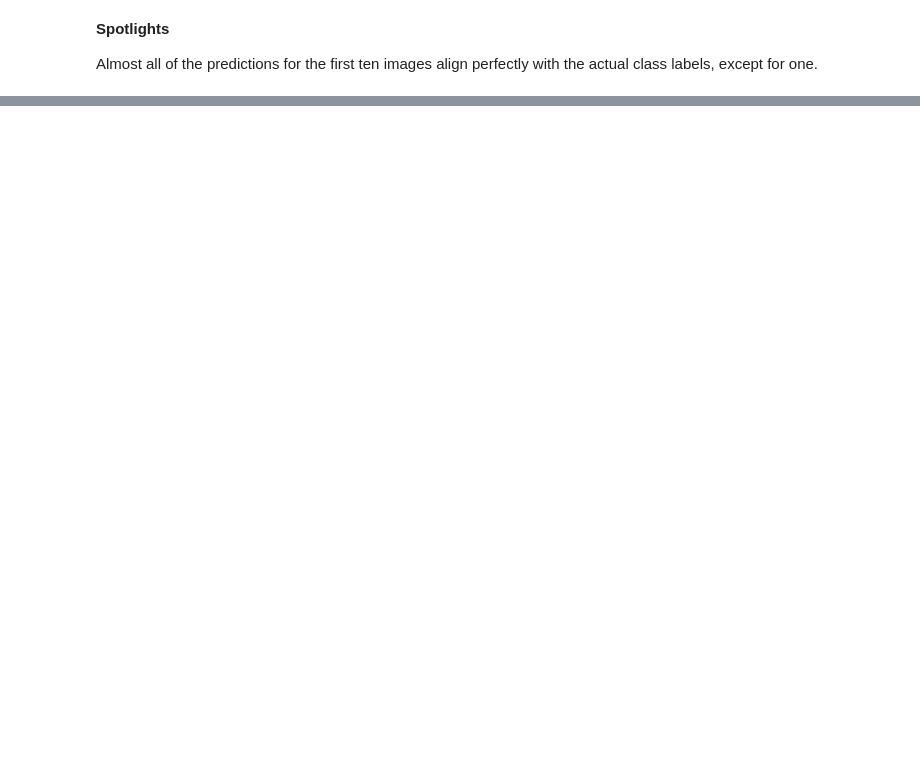
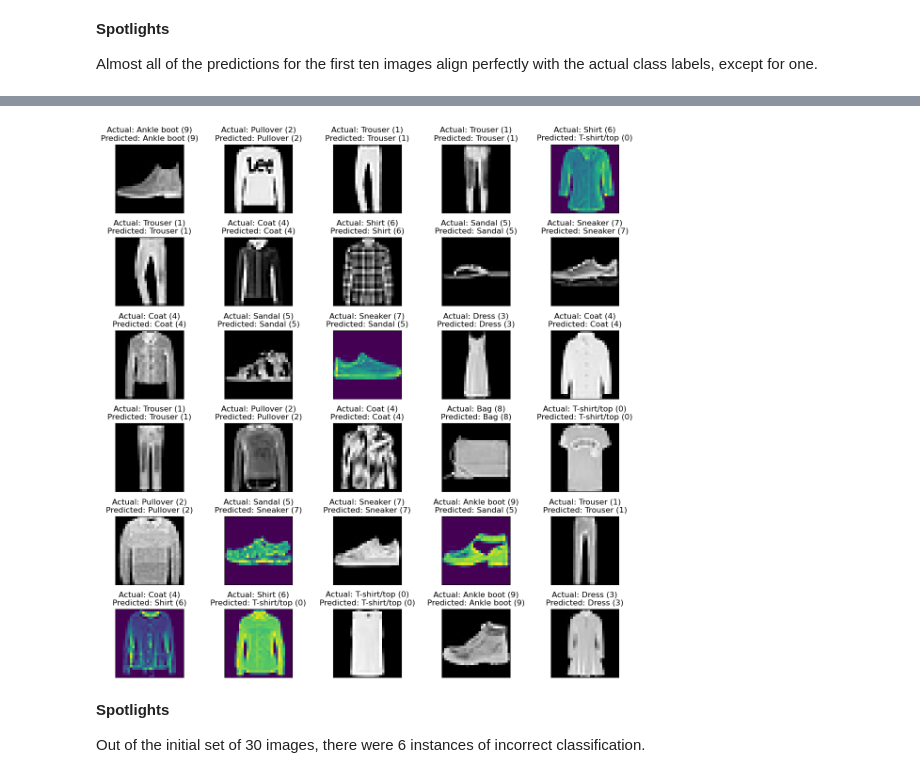
Before and after one commit to tyrantdavis/cnn-fashion, a Jupyter notebook: cnn.ipynb, the cells around one changed output, grey strips where cells are left out. Cells and saved outputs as stored; diff of their text form; code cells hidden in the pictures; blank space fills up the shorter version.

Commit message:
Examine sample predictions.

```diff
--- a/cnn.ipynb
+++ b/cnn.ipynb
@@ -288,5 +288,5 @@ Keras offers a method to monitor the training process in real-time. Observe how
 # %%
 trained_cnn_model = cnn.fit(
-    X_train, y_train, validation_data=(X_val, y_val), epochs=5, verbose=1
+    X_train, y_train, validation_data=(X_val, y_val), epochs=4, verbose=1
 )
 # %% [output]
@@ -328,0 +340,28 @@ Almost all of the predictions for the first ten images align perfectly with the
+# %%
+figure, axes = plt.subplots(nrows=6, ncols=5, figsize=(12, 12))
+
+for i, axis in zip(range(30), axes.flatten()):
+
+    if actual[i] == prediction[i]:
+        axis.imshow(X_test[i].reshape(28, 28), cmap="gray")
+    else:
+        axis.imshow(X_test[i].reshape(28, 28))  # Highlight wrong predictions.
+
+    axis.title.set_text(
+        "Actual: {} ({})\nPredicted: {} ({})".format(
+            class_names[actual[i]], actual[i], class_names[prediction[i]], prediction[i]
+        )
+    )
+
+# Turn off axis ticks for readability.
+for axis in axes.flatten():
+    axis.set_xticks([])
+    axis.set_yticks([])
+
+figure.tight_layout()
+# %% [output]
+[figure, added]
+# %% [markdown]
+**Spotlights**
+
+Out of the initial set of 30 images, there were 6 instances of incorrect classification.
```
Also changed, not shown: parts of 6 cells of this notebook.
